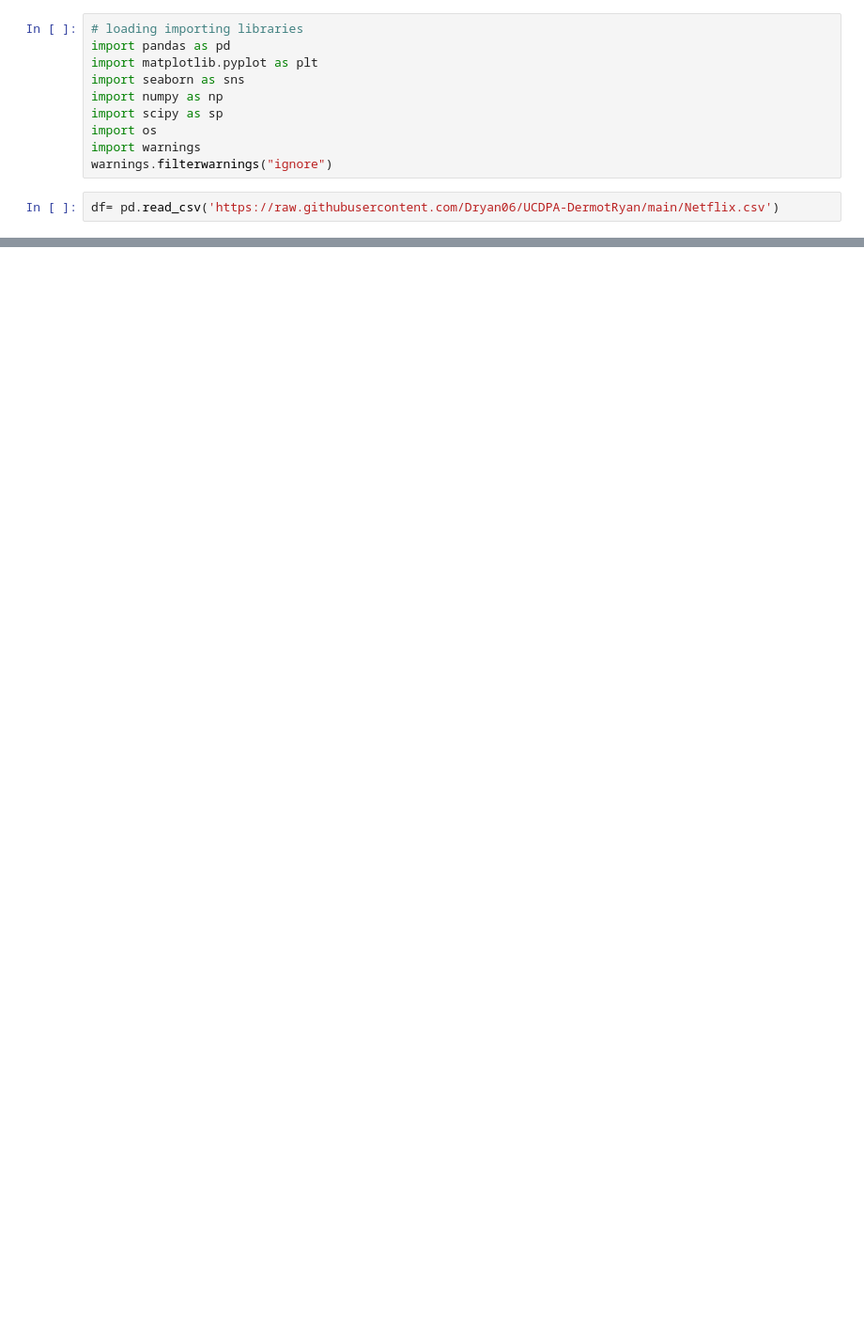
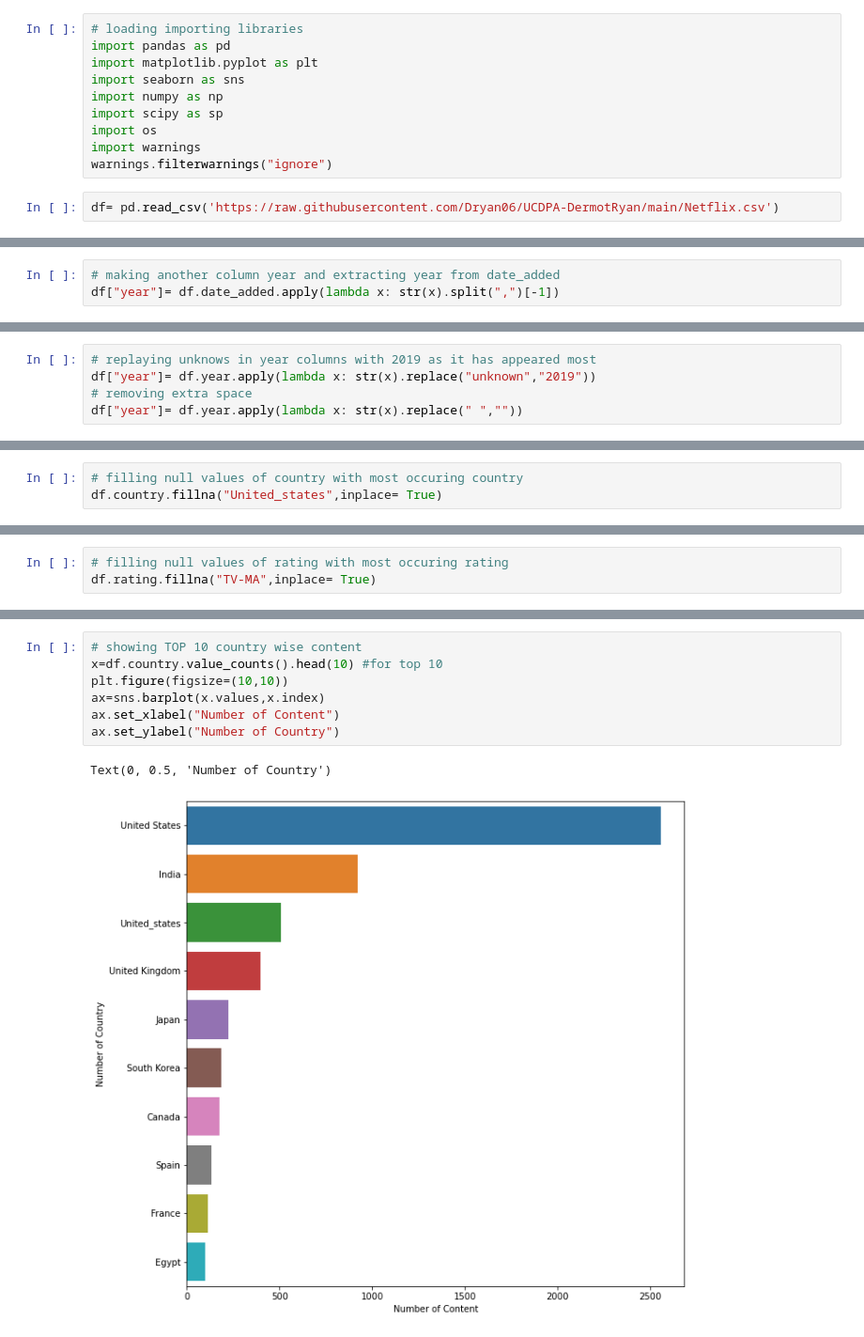
Before and after one commit to Dryan06/UCDPAMyProject, a Jupyter notebook: MyProject.ipynb, the cells around one changed output, grey strips where cells are left out. Shown at 94% size. Drawn from its saved outputs; the diff is of its cells as text; blank space fills up the shorter version.

```diff
--- a/MyProject.ipynb
+++ b/MyProject.ipynb
@@ -21,0 +99,3 @@ df.head()
+# %%
+# making another column year and extracting year from date_added
+df["year"]= df.date_added.apply(lambda x: str(x).split(",")[-1])
@@ -21,0 +121,5 @@ df.head()
+# %%
+# replaying unknows in year columns with 2019 as it has appeared most
+df["year"]= df.year.apply(lambda x: str(x).replace("unknown","2019"))
+# removing extra space
+df["year"]= df.year.apply(lambda x: str(x).replace(" ",""))
@@ -21,0 +160,3 @@ df.head()
+# %%
+# filling null values of country with most occuring country
+df.country.fillna("United_states",inplace= True)
@@ -21,0 +181,3 @@ df.head()
+# %%
+# filling null values of rating with most occuring rating
+df.rating.fillna("TV-MA",inplace= True)
@@ -21,0 +200,10 @@ df.head()
+# %%
+# showing TOP 10 country wise content
+x=df.country.value_counts().head(10) #for top 10
+plt.figure(figsize=(10,10))
+ax=sns.barplot(x.values,x.index)
+ax.set_xlabel("Number of Content")
+ax.set_ylabel("Number of Country")
+# %% [output]
+Text(0, 0.5, 'Number of Country')
+[figure, added]
```
Also changed, not shown: parts of 19 cells of this notebook.
